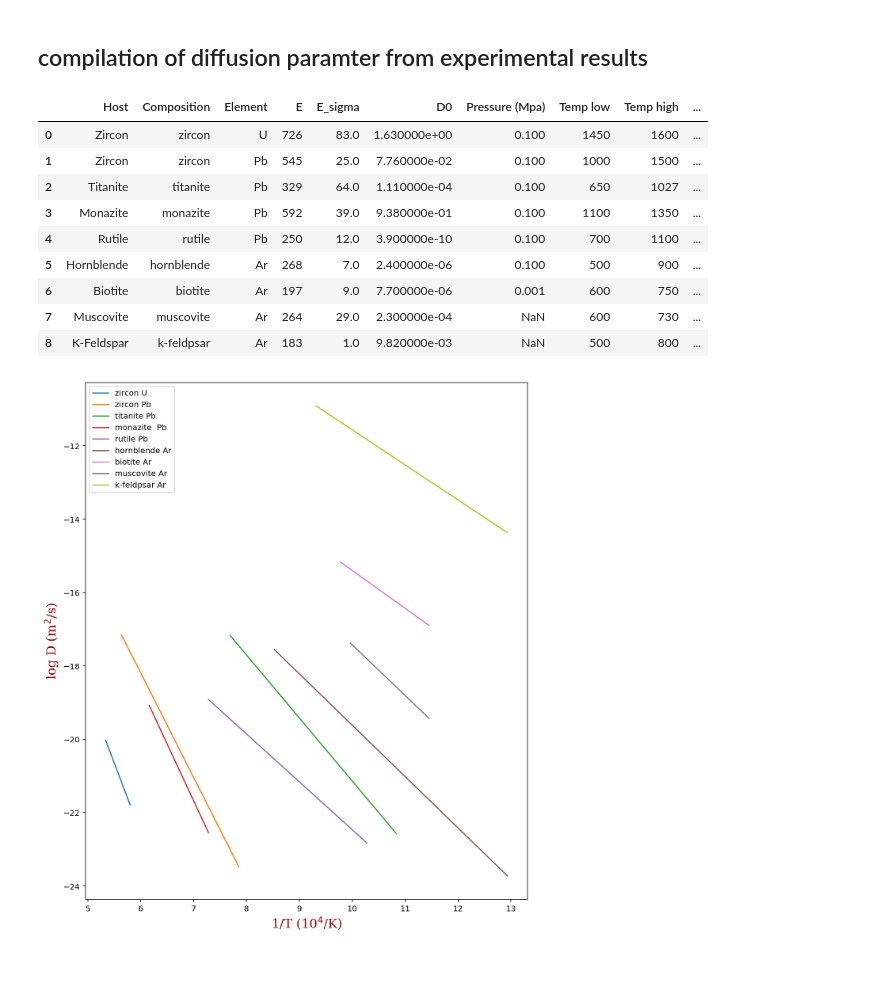
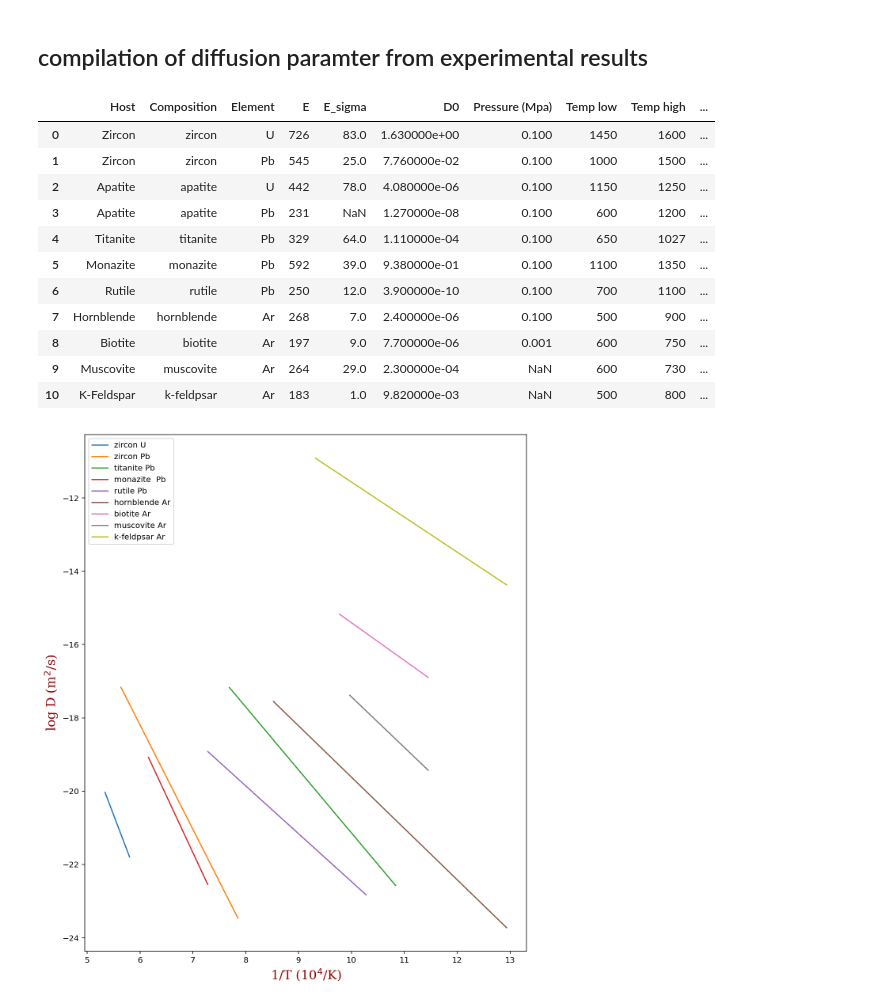
Before and after one commit to Swanson-Hysell-Group/Grenville_seminar, a Jupyter notebook: code/Thermochron_diffusion_models.ipynb, the cells around one changed output. Saved outputs shown, nothing was run; the diff lists cells and outputs as text; code cells hidden in the pictures; blank space fills up the shorter version.

```diff
--- a/code/Thermochron_diffusion_models.ipynb
+++ b/code/Thermochron_diffusion_models.ipynb
@@ -13,29 +13,34 @@ from scipy.optimize import minimize
 # %%
 diffusion_compilation = pd.read_csv('../data/element_diffusion_compilation.csv')
 Zircon_U = diffusion_compilation[(diffusion_compilation['Host'] == 'Zircon') & (diffusion_compilation['Element']=='U')]
 Zircon_Pb = diffusion_compilation[(diffusion_compilation['Host'] == 'Zircon') & (diffusion_compilation['Element']=='Pb')]
+Apatite_U = diffusion_compilation[(diffusion_compilation['Host'] == 'Apatite') & (diffusion_compilation['Element']=='U')]
+Apatite_Pb = diffusion_compilation[(diffusion_compilation['Host'] == 'Apatite') & (diffusion_compilation['Element']=='Pb')]
+
 Titanite_Pb = diffusion_compilation[(diffusion_compilation['Host'] == 'Titanite') & (diffusion_compilation['Element']=='Pb')]
 Monazite_Pb = diffusion_compilation[(diffusion_compilation['Host'] == 'Monazite') & (diffusion_compilation['Element']=='Pb')]
 Rutile_Pb = diffusion_compilation[(diffusion_compilation['Host'] == 'Rutile') & (diffusion_compilation['Element']=='Pb')]
 Hornblende_Ar = diffusion_compilation[(diffusion_compilation['Host'] == 'Hornblende') & (diffusion_compilation['Element']=='Ar')]
 Biotite_Ar = diffusion_compilation[(diffusion_compilation['Host'] == 'Biotite') & (diffusion_compilation['Element']=='Ar')]
 Muscovite_Ar = diffusion_compilation[(diffusion_compilation['Host'] == 'Muscovite') & (diffusion_compilation['Element']=='Ar')]
 Kspar_Ar = diffusion_compilation[(diffusion_compilation['Host'] == 'K-Feldspar') & (diffusion_compilation['Element']=='Ar')]
 
-thermochorn_df = pd.concat([Zircon_U, Zircon_Pb, Titanite_Pb, Monazite_Pb, Rutile_Pb, Hornblende_Ar, Biotite_Ar, Muscovite_Ar, Kspar_Ar]).reset_index(drop=1)
+thermochorn_df = pd.concat([Zircon_U, Zircon_Pb, Apatite_U, Apatite_Pb, Titanite_Pb, Monazite_Pb, Rutile_Pb, Hornblende_Ar, Biotite_Ar, Muscovite_Ar, Kspar_Ar]).reset_index(drop=1)
 thermochorn_df['color'] = ['C'+str(index) for index in thermochorn_df.index]
 thermochorn_df
 # %% [output]
 |  | Host | Composition | Element | E | E_sigma | D0 | Pressure (Mpa) | Temp low | Temp high | ... |
 | 0 | Zircon | zircon | U | 726 | 83.0 | 1.630000e+00 | 0.100 | 1450 | 1600 | ... |
 | 1 | Zircon | zircon | Pb | 545 | 25.0 | 7.760000e-02 | 0.100 | 1000 | 1500 | ... |
-| 2 | Titanite | titanite | Pb | 329 | 64.0 | 1.110000e-04 | 0.100 | 650 | 1027 | ... |
-| 3 | Monazite | monazite | Pb | 592 | 39.0 | 9.380000e-01 | 0.100 | 1100 | 1350 | ... |
-| 4 | Rutile | rutile | Pb | 250 | 12.0 | 3.900000e-10 | 0.100 | 700 | 1100 | ... |
-| 5 | Hornblende | hornblende | Ar | 268 | 7.0 | 2.400000e-06 | 0.100 | 500 | 900 | ... |
-| 6 | Biotite | biotite | Ar | 197 | 9.0 | 7.700000e-06 | 0.001 | 600 | 750 | ... |
-| 7 | Muscovite | muscovite | Ar | 264 | 29.0 | 2.300000e-04 | NaN | 600 | 730 | ... |
-| 8 | K-Feldspar | k-feldpsar | Ar | 183 | 1.0 | 9.820000e-03 | NaN | 500 | 800 | ... |
+| 2 | Apatite | apatite | U | 442 | 78.0 | 4.080000e-06 | 0.100 | 1150 | 1250 | ... |
+| 3 | Apatite | apatite | Pb | 231 | NaN | 1.270000e-08 | 0.100 | 600 | 1200 | ... |
+| 4 | Titanite | titanite | Pb | 329 | 64.0 | 1.110000e-04 | 0.100 | 650 | 1027 | ... |
+| 5 | Monazite | monazite | Pb | 592 | 39.0 | 9.380000e-01 | 0.100 | 1100 | 1350 | ... |
+| 6 | Rutile | rutile | Pb | 250 | 12.0 | 3.900000e-10 | 0.100 | 700 | 1100 | ... |
+| 7 | Hornblende | hornblende | Ar | 268 | 7.0 | 2.400000e-06 | 0.100 | 500 | 900 | ... |
+| 8 | Biotite | biotite | Ar | 197 | 9.0 | 7.700000e-06 | 0.001 | 600 | 750 | ... |
+| 9 | Muscovite | muscovite | Ar | 264 | 29.0 | 2.300000e-04 | NaN | 600 | 730 | ... |
+| 10 | K-Feldspar | k-feldpsar | Ar | 183 | 1.0 | 9.820000e-03 | NaN | 500 | 800 | ... |
 # %%
 def plot_logD_vs_T(df):
     R = 8.314462618
```
Also changed, not shown: parts of 6 cells of this notebook, 2 other files.
